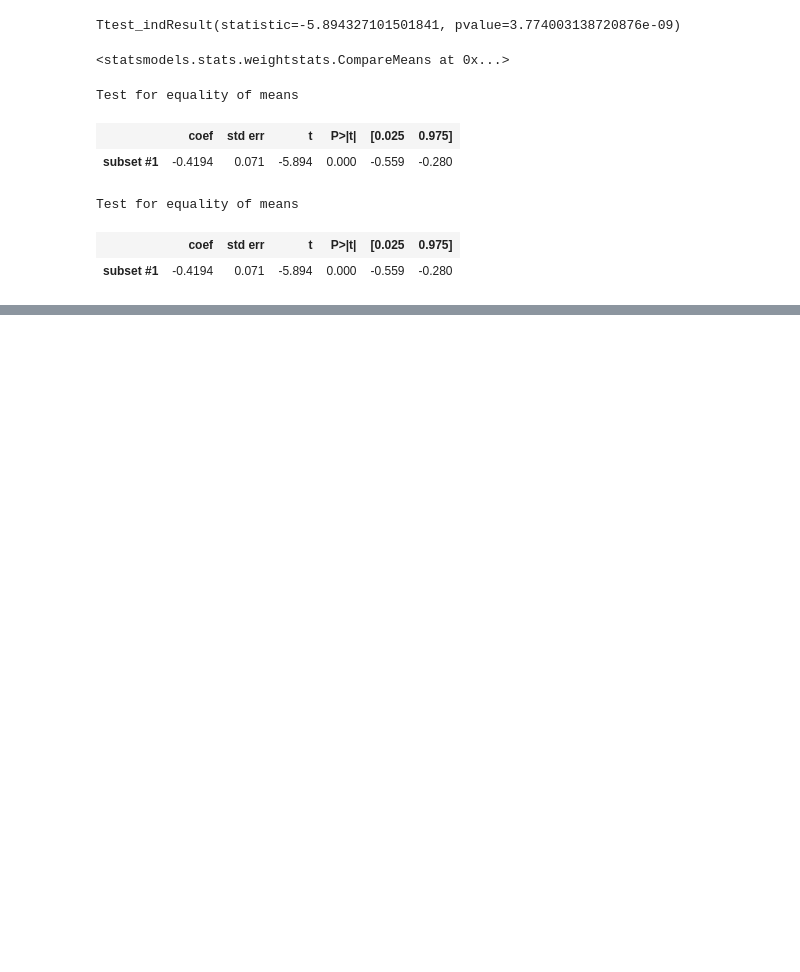
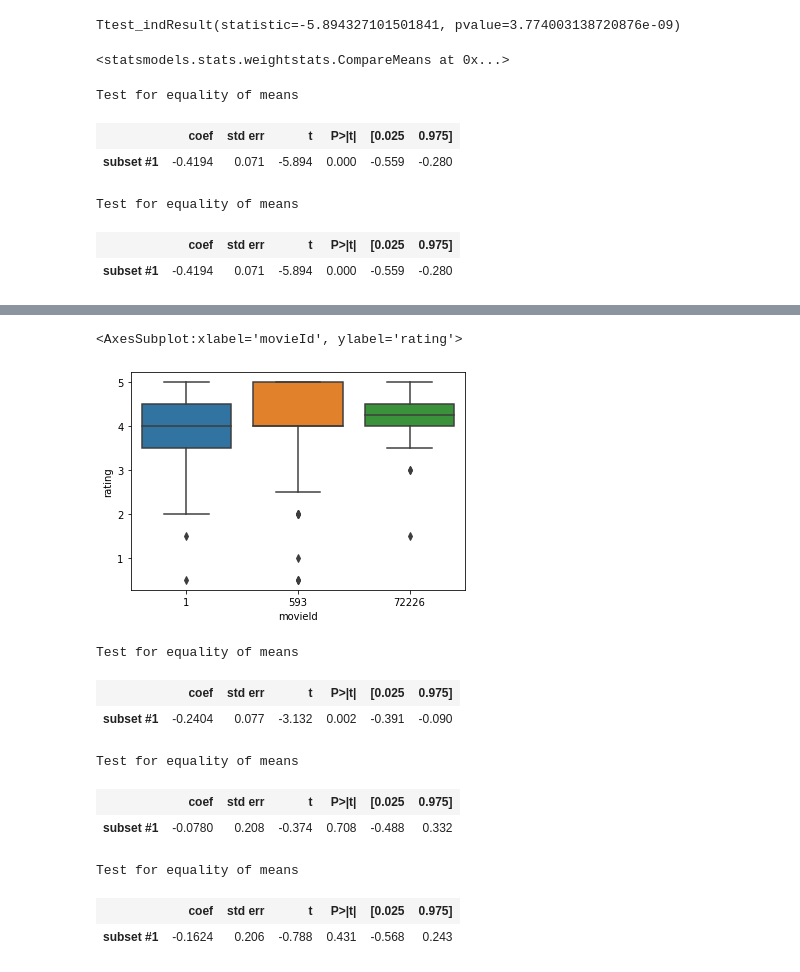
Before and after one commit to cglima/alura-data-science-testes-estat-sticos-com-python, a Jupyter notebook: notebook/data-science-introducao-a-tests.ipynb, the cells around one changed output, grey strips where cells are left out. Drawn from its saved outputs; the diff is of its cells as text; code cells hidden in the pictures; blank space fills up the shorter version.

```diff
--- a/notebook/data-science-introducao-a-tests.ipynb
+++ b/notebook/data-science-introducao-a-tests.ipynb
@@ -694,0 +770,30 @@ plt.boxplot([notas.rating, notas1.rating])
+# %%
+sns.boxplot(x="movieId", y="rating", data = notas.query("movieId in (1, 593, 72226)"))
+# %% [output]
+<AxesSubplot:xlabel='movieId', ylabel='rating'>
+[figure, added]
+# %%
+descr_1 = DescrStatsW(notas1.rating)
+descr_593 = DescrStatsW(notas593.rating)
+comparacao = descr_1.get_compare(descr_593)
+comparacao.summary(use_t=True)
+# %% [output]
+Test for equality of means
+|  | coef | std err | t | P>|t| | [0.025 | 0.975] |
+| subset #1 | -0.2404 | 0.077 | -3.132 | 0.002 | -0.391 | -0.090 |
+# %%
+descr_72226 = DescrStatsW(notas72226.rating)
+descr_593 = DescrStatsW(notas593.rating)
+comparacao = descr_72226.get_compare(descr_593)
+comparacao.summary(use_t=True)
+# %% [output]
+Test for equality of means
+|  | coef | std err | t | P>|t| | [0.025 | 0.975] |
+| subset #1 | -0.0780 | 0.208 | -0.374 | 0.708 | -0.488 | 0.332 |
+# %%
+comparacao = descr_1.get_compare(descr_72226)
+comparacao.summary(use_t=True)
+# %% [output]
+Test for equality of means
+|  | coef | std err | t | P>|t| | [0.025 | 0.975] |
+| subset #1 | -0.1624 | 0.206 | -0.788 | 0.431 | -0.568 | 0.243 |
```
Also changed, not shown: parts of 15 cells of this notebook.
